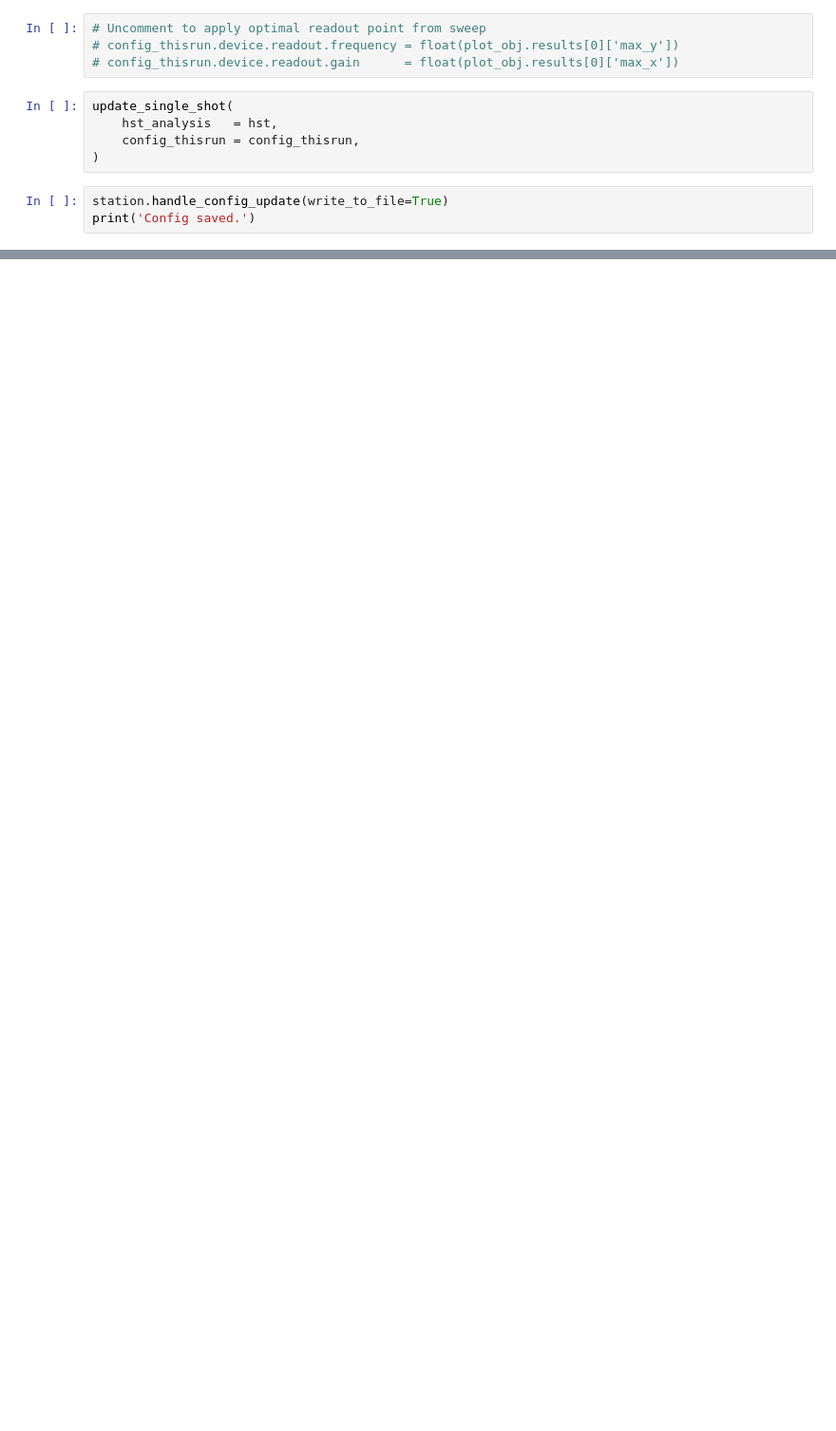
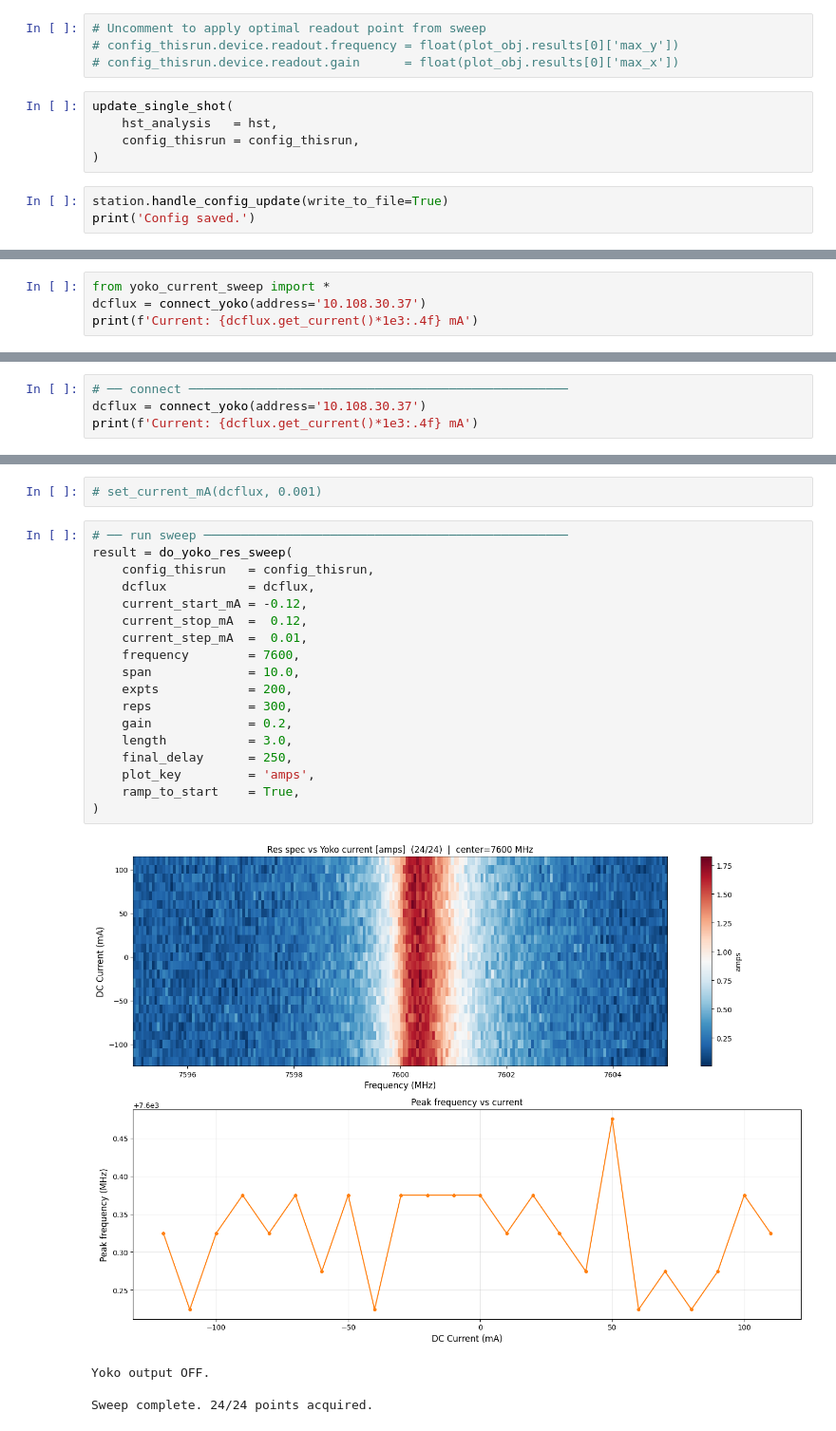
Before and after one commit to SchusterLab/multimode_expts_tprocv2, a Jupyter notebook: measurement_notebooks/device_characterization/nb_readout_ipynb.ipynb, the cells around one changed output, grey strips where cells are left out. Shown at 95% size. Saved outputs shown, nothing was run; the diff lists cells and outputs as text; blank space fills up the shorter version.

```diff
--- a/measurement_notebooks/device_characterization/nb_readout_ipynb.ipynb
+++ b/measurement_notebooks/device_characterization/nb_readout_ipynb.ipynb
@@ -276,0 +429,4 @@ print('Config saved.')
+# %%
+from yoko_current_sweep import *
+dcflux = connect_yoko(address='10.108.30.37')
+print(f'Current: {dcflux.get_current()*1e3:.4f} mA')
@@ -276,0 +620,4 @@ print('Config saved.')
+# %%
+# ── connect ───────────────────────────────────────────────────
+dcflux = connect_yoko(address='10.108.30.37')
+print(f'Current: {dcflux.get_current()*1e3:.4f} mA')
@@ -276,0 +628,25 @@ print('Config saved.')
+# %%
+# set_current_mA(dcflux, 0.001)
+# %%
+# ── run sweep ─────────────────────────────────────────────────
+result = do_yoko_res_sweep(
+    config_thisrun   = config_thisrun,
+    dcflux           = dcflux,
+    current_start_mA = -0.12,
+    current_stop_mA  =  0.12,
+    current_step_mA  =  0.01,
+    frequency        = 7600,
+    span             = 10.0,
+    expts            = 200,
+    reps             = 300,
+    gain             = 0.2,
+    length           = 3.0,
+    final_delay      = 250,
+    plot_key         = 'amps',
+    ramp_to_start    = True,
+)
+# %% [output]
+[figure, added]
+Yoko output OFF.
+
+Sweep complete. 24/24 points acquired.
```
Also changed, not shown: parts of 22 cells of this notebook, 29 other files.
